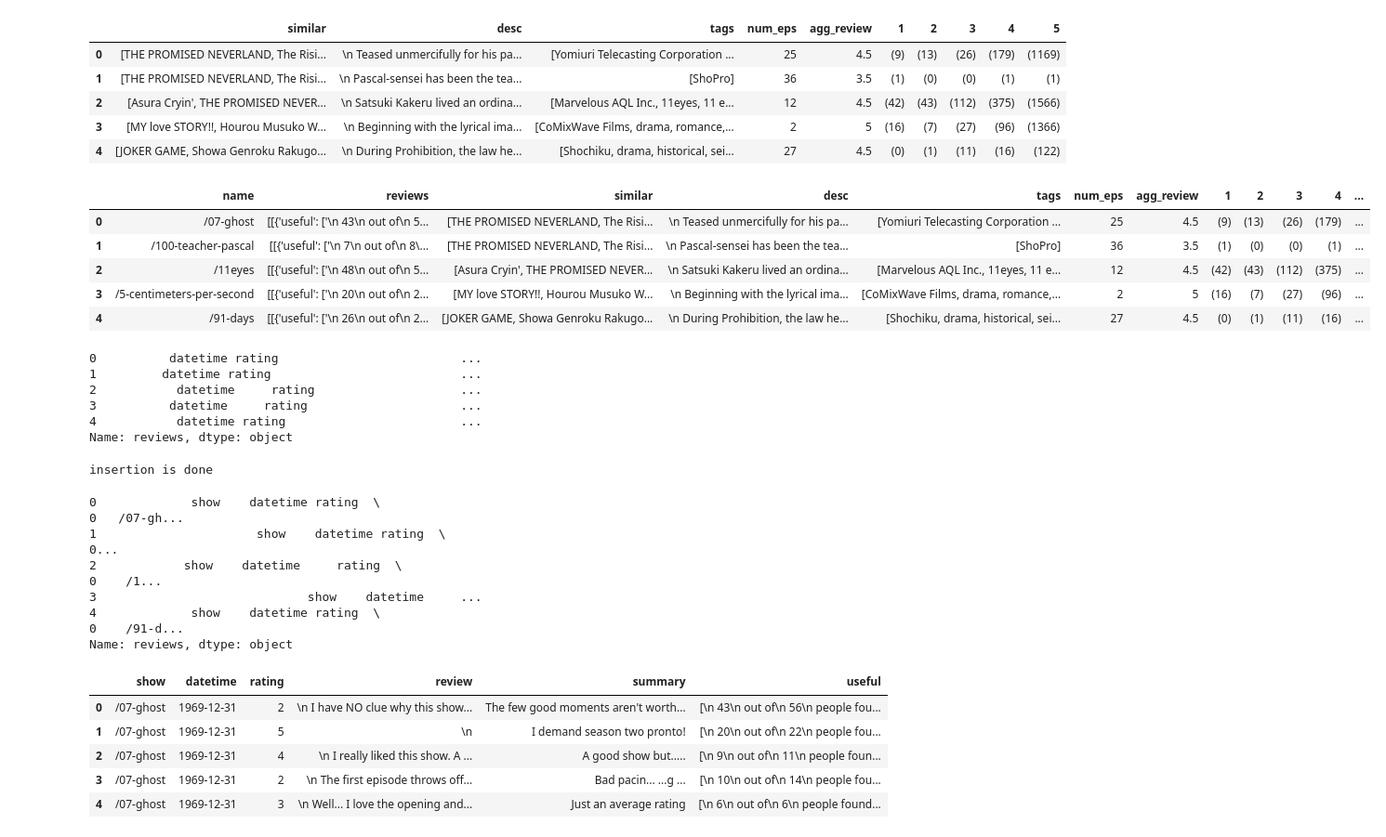
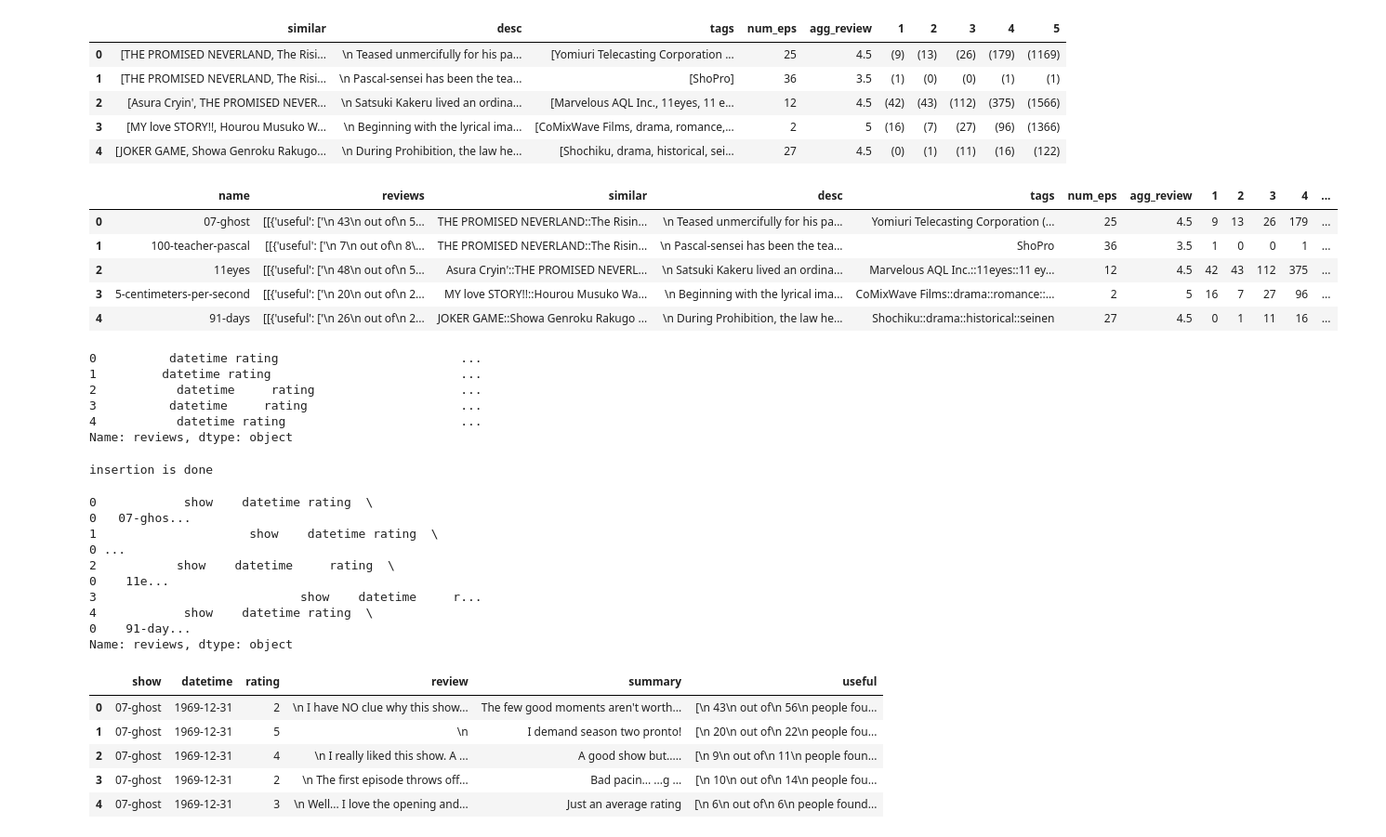
Before and after one commit to ayakkala1/Data301, a Jupyter notebook: crunchyroll/Crunchyroll_wrangle.ipynb, the cells around one changed output. Shown: that part at 93% size. Drawn from its saved outputs; the diff is of its cells as text; code cells hidden in the pictures.

```diff
--- a/crunchyroll/Crunchyroll_wrangle.ipynb
+++ b/crunchyroll/Crunchyroll_wrangle.ipynb
@@ -79,17 +79,26 @@ home_to_join.head()
 # %%
 df.index = list(df.index)
 home_to_join.index = home_to_join.index.astype("int64")
 
 home_main = df.join(home_to_join).drop("home_info", axis = 1)
 
+for i in range(1,6):
+    home_main[i] = home_main[i].str.replace("(","").str.replace(")","")
+
+home_main["name"] = home_main["name"].apply(lambda x : x[1:])
+
+home_main["tags"] = home_main["tags"].apply(lambda x: "::".join(x))
+
+home_main["similar"] = home_main["similar"].apply(lambda x: "::".join(x))
+
 home_main.head()
 # %% [output]
 |  | name | reviews | similar | desc | tags | num_eps | agg_review | 1 | 2 | 3 | 4 | ... |
-| 0 | /07-ghost | [[{'useful': ['\n 43\n out of\n 5... | [THE PROMISED NEVERLAND, The Risi... | \n Teased unmercifully for his pa... | [Yomiuri Telecasting Corporation ... | 25 | 4.5 | (9) | (13) | (26) | (179) | ... |
-| 1 | /100-teacher-pascal | [[{'useful': ['\n 7\n out of\n 8\... | [THE PROMISED NEVERLAND, The Risi... | \n Pascal-sensei has been the tea... | [ShoPro] | 36 | 3.5 | (1) | (0) | (0) | (1) | ... |
-| 2 | /11eyes | [[{'useful': ['\n 48\n out of\n 5... | [Asura Cryin', THE PROMISED NEVER... | \n Satsuki Kakeru lived an ordina... | [Marvelous AQL Inc., 11eyes, 11 e... | 12 | 4.5 | (42) | (43) | (112) | (375) | ... |
-| 3 | /5-centimeters-per-second | [[{'useful': ['\n 20\n out of\n 2... | [MY love STORY!!, Hourou Musuko W... | \n Beginning with the lyrical ima... | [CoMixWave Films, drama, romance,... | 2 | 5 | (16) | (7) | (27) | (96) | ... |
-| 4 | /91-days | [[{'useful': ['\n 26\n out of\n 2... | [JOKER GAME, Showa Genroku Rakugo... | \n During Prohibition, the law he... | [Shochiku, drama, historical, sei... | 27 | 4.5 | (0) | (1) | (11) | (16) | ... |
+| 0 | 07-ghost | [[{'useful': ['\n 43\n out of\n 5... | THE PROMISED NEVERLAND::The Risin... | \n Teased unmercifully for his pa... | Yomiuri Telecasting Corporation (... | 25 | 4.5 | 9 | 13 | 26 | 179 | ... |
+| 1 | 100-teacher-pascal | [[{'useful': ['\n 7\n out of\n 8\... | THE PROMISED NEVERLAND::The Risin... | \n Pascal-sensei has been the tea... | ShoPro | 36 | 3.5 | 1 | 0 | 0 | 1 | ... |
+| 2 | 11eyes | [[{'useful': ['\n 48\n out of\n 5... | Asura Cryin'::THE PROMISED NEVERL... | \n Satsuki Kakeru lived an ordina... | Marvelous AQL Inc.::11eyes::11 ey... | 12 | 4.5 | 42 | 43 | 112 | 375 | ... |
+| 3 | 5-centimeters-per-second | [[{'useful': ['\n 20\n out of\n 2... | MY love STORY!!::Hourou Musuko Wa... | \n Beginning with the lyrical ima... | CoMixWave Films::drama::romance::... | 2 | 5 | 16 | 7 | 27 | 96 | ... |
+| 4 | 91-days | [[{'useful': ['\n 26\n out of\n 2... | JOKER GAME::Showa Genroku Rakugo ... | \n During Prohibition, the law he... | Shochiku::drama::historical::seinen | 27 | 4.5 | 0 | 1 | 11 | 16 | ... |
 # %%
 home_main["reviews"] = (home_main["reviews"].
                  apply(lambda x : [item for sublist in x for item in sublist]))
@@ -112,15 +121,15 @@ print("insertion is done")
 home_main["reviews"].head()
 # %% [output]
 insertion is done
-0             show    datetime rating  \
-0   /07-gh...
-1                      show    datetime rating  \
-0...
-2            show    datetime     rating  \
-0    /1...
-3                             show    datetime     ...
-4             show    datetime rating  \
-0    /91-d...
+0            show    datetime rating  \
+0   07-ghos...
+1                     show    datetime rating  \
+0 ...
+2           show    datetime     rating  \
+0    11e...
+3                            show    datetime     r...
+4            show    datetime rating  \
+0    91-day...
 Name: reviews, dtype: object
 # %%
 reviews = pd.concat(home_main["reviews"].values,
@@ -129,11 +138,11 @@ reviews = pd.concat(home_main["reviews"].values,
 reviews.head()
 # %% [output]
 |  | show | datetime | rating | review | summary | useful |
-| 0 | /07-ghost | 1969-12-31 | 2 | \n I have NO clue why this show... | The few good moments aren't worth... | [\n 43\n out of\n 56\n people fou... |
-| 1 | /07-ghost | 1969-12-31 | 5 | \n | I demand season two pronto! | [\n 20\n out of\n 22\n people fou... |
-| 2 | /07-ghost | 1969-12-31 | 4 | \n I really liked this show. A ... | A good show but..... | [\n 9\n out of\n 11\n people foun... |
-| 3 | /07-ghost | 1969-12-31 | 2 | \n The first episode throws off... | Bad pacin... ...g ... | [\n 10\n out of\n 14\n people fou... |
-| 4 | /07-ghost | 1969-12-31 | 3 | \n Well... I love the opening and... | Just an average rating | [\n 6\n out of\n 6\n people found... |
+| 0 | 07-ghost | 1969-12-31 | 2 | \n I have NO clue why this show... | The few good moments aren't worth... | [\n 43\n out of\n 56\n people fou... |
+| 1 | 07-ghost | 1969-12-31 | 5 | \n | I demand season two pronto! | [\n 20\n out of\n 22\n people fou... |
+| 2 | 07-ghost | 1969-12-31 | 4 | \n I really liked this show. A ... | A good show but..... | [\n 9\n out of\n 11\n people foun... |
+| 3 | 07-ghost | 1969-12-31 | 2 | \n The first episode throws off... | Bad pacin... ...g ... | [\n 10\n out of\n 14\n people fou... |
+| 4 | 07-ghost | 1969-12-31 | 3 | \n Well... I love the opening and... | Just an average rating | [\n 6\n out of\n 6\n people found... |
 # %%
 home_main_review_raw = pd.merge(home_main,reviews,
                                 left_on="name",
```
Also changed, not shown: parts of 14 cells of this notebook, 4 other files.
